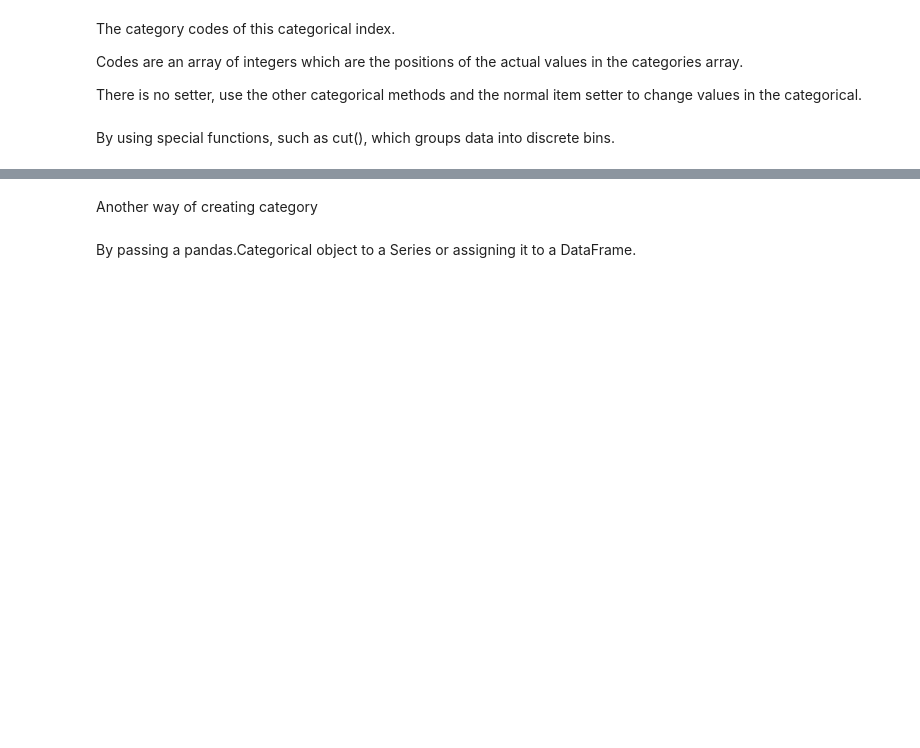
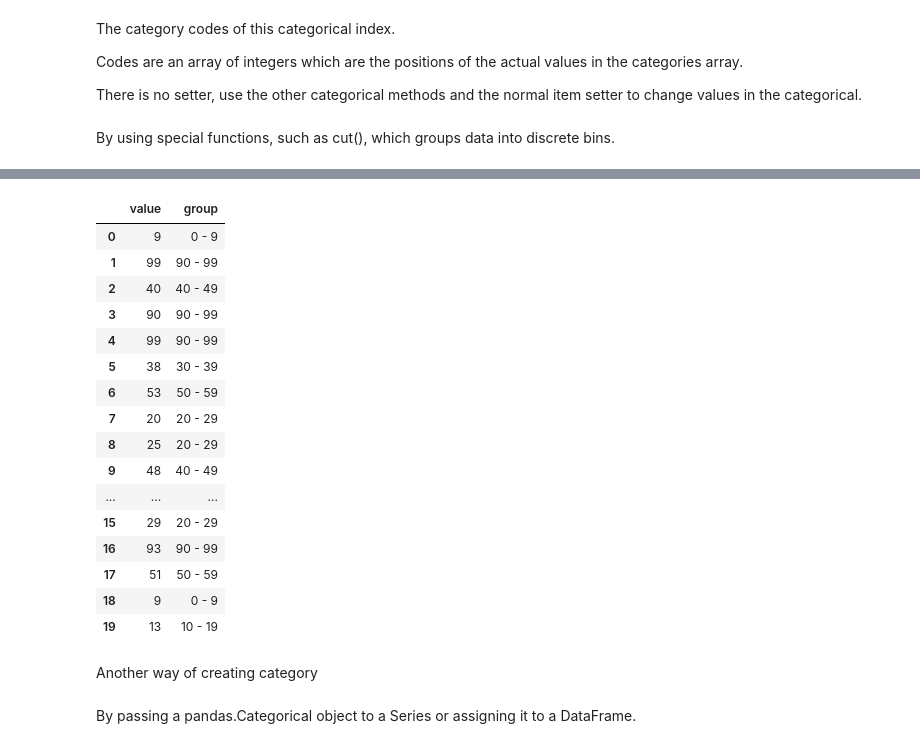
Before and after one commit to douglasdouglas876/DataAnalysis, a Jupyter notebook: Week8_1_Categorical.ipynb, the cells around one changed output, grey strips where cells are left out. Saved outputs shown, nothing was run; the diff lists cells and outputs as text; code cells hidden in the pictures; blank space fills up the shorter version.

```diff
--- a/Week8_1_Categorical.ipynb
+++ b/Week8_1_Categorical.ipynb
@@ -44,3 +77,3 @@ df
 # %%
-labels = ["{0} - {1}".format(i, i + 9) for i in range(0, 100, 10)]
-labels
+label1 = ["{0} - {1}".format(i, i + 9) for i in range(0, 100, 10)]
+label1
@@ -49,6 +91,29 @@ pd.cut?
 # %%
-df["group"] = pd.cut(df.value, range(0, 105, 10), right=False, labels=labels)
+df["group"] = pd.cut(df.value, range(0, 105, 10), right=False, labels=label1)
 df
+# df.value: 구간을 나눌 대상이 되는 수치형 데이터(Series)입니다.
+# range(0, 105, 10): 데이터를 나눌 기준점, [0, 10, 20, 30, ..., 90, 100]
+# 즉, 0~10, 10~20 ... 90~100 구간이 만들어집니다.
+# labels=label1: 그냥 이름만
+# 실제로는 9 = 0이상 10미만 그룹에 속하기 때문에 label1[0]이 들어가서 0-9가 뜸
+# %% [output]
+|  | value | group |
+| 0 | 9 | 0 - 9 |
+| 1 | 99 | 90 - 99 |
+| 2 | 40 | 40 - 49 |
+| 3 | 90 | 90 - 99 |
+| 4 | 99 | 90 - 99 |
+| 5 | 38 | 30 - 39 |
+| 6 | 53 | 50 - 59 |
+| 7 | 20 | 20 - 29 |
+| 8 | 25 | 20 - 29 |
+| 9 | 48 | 40 - 49 |
+| ... | ... | ... |
+| 15 | 29 | 20 - 29 |
+| 16 | 93 | 90 - 99 |
+| 17 | 51 | 50 - 59 |
+| 18 | 9 | 0 - 9 |
+| 19 | 13 | 10 - 19 |
 # %% [markdown]
 Another way of creating category
 # %% [markdown]
```
Also changed, not shown: parts of 57 cells of this notebook, 1 other file.
